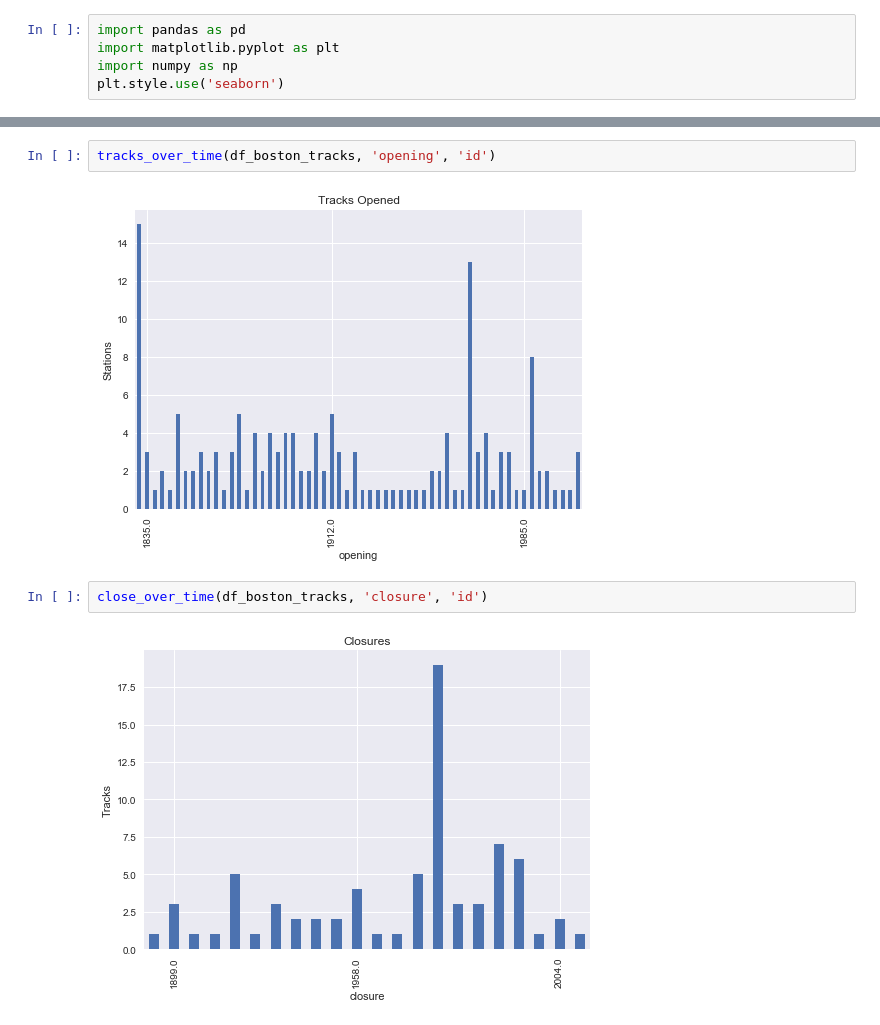
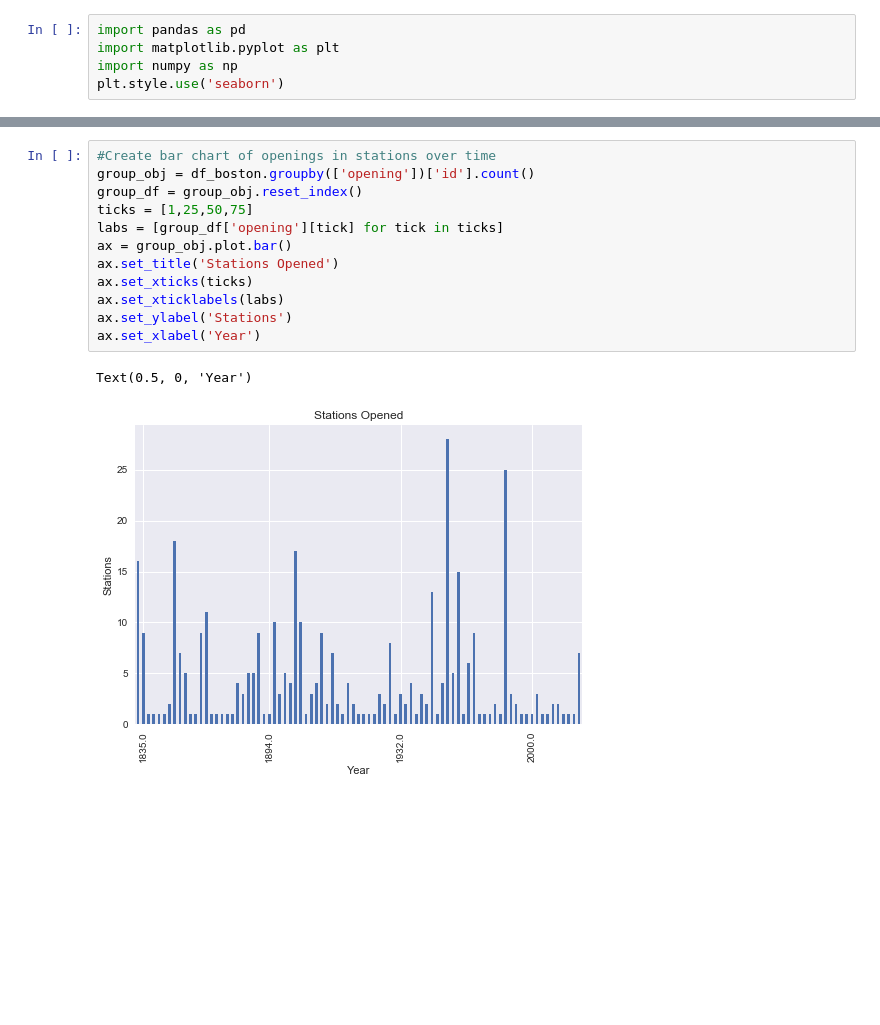
Before and after one commit to Devinml/pandas-eda-case-study, a Jupyter notebook: boston_stations_time.ipynb, the cells around one changed output, grey strips where cells are left out. Cells and saved outputs as stored; diff of their text form; blank space fills up the shorter version.

Commit message:
martha's graphs

```diff
--- a/boston_stations_time.ipynb
+++ b/boston_stations_time.ipynb
@@ -127,8 +59,15 @@ See the caveats in the documentation: https://pandas.pydata.org/pandas-docs/stab
-# %%
-tracks_over_time(df_boston_tracks, 'opening', 'id')
-# %% [output]
-[figure, removed]
-# %%
-close_over_time(df_boston_tracks, 'closure', 'id')
-# %% [output]
-[figure, removed]
+# %%
+#Create bar chart of openings in stations over time
+group_obj = df_boston.groupby(['opening'])['id'].count()
+group_df = group_obj.reset_index()
+ticks = [1,25,50,75]
+labs = [group_df['opening'][tick] for tick in ticks]
+ax = group_obj.plot.bar()
+ax.set_title('Stations Opened')
+ax.set_xticks(ticks)
+ax.set_xticklabels(labs)
+ax.set_ylabel('Stations')
+ax.set_xlabel('Year')
+# %% [output]
+Text(0.5, 0, 'Year')
+[figure, added]
```
Also changed, not shown: parts of 11 cells of this notebook.
